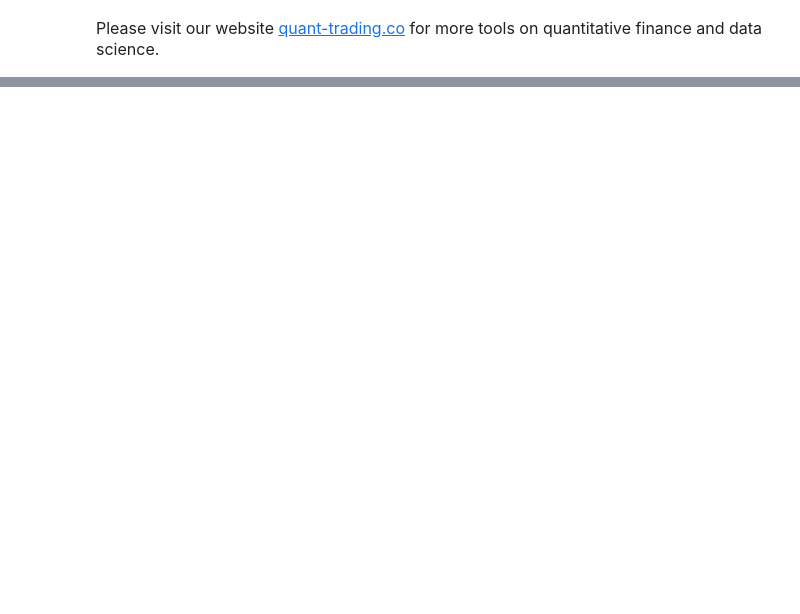
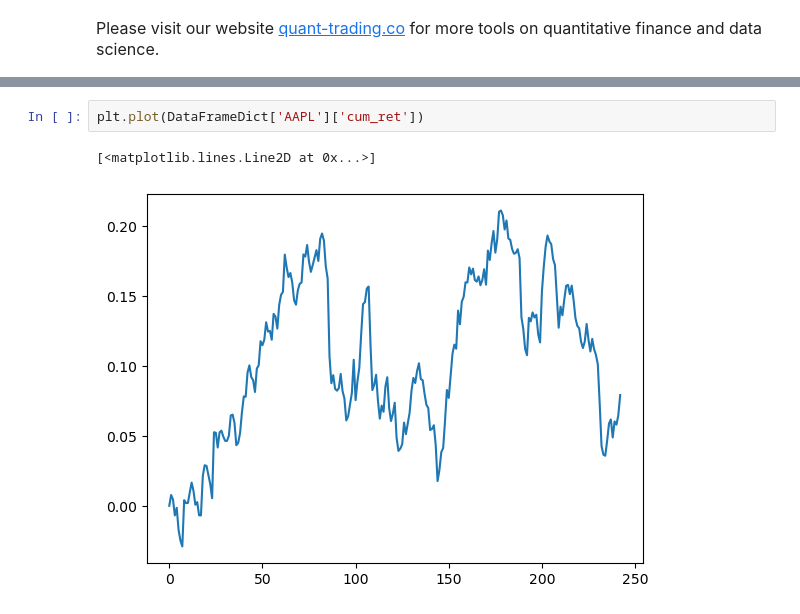
Before and after one commit to Quant-TradingCO/Data_Visualization, a Jupyter notebook: TOTAL_RETURN_CHART_MULTIPLE_ASSETS.ipynb, the cells around one changed output, grey strips where cells are left out. Cells and saved outputs as stored; diff of their text form; blank space fills up the shorter version.

```diff
--- a/TOTAL_RETURN_CHART_MULTIPLE_ASSETS.ipynb
+++ b/TOTAL_RETURN_CHART_MULTIPLE_ASSETS.ipynb
@@ -63,0 +130,5 @@ my_range = abs(min_value - max_value)
+# %%
+plt.plot(DataFrameDict['AAPL']['cum_ret'])
+# %% [output]
+[<matplotlib.lines.Line2D at 0x...>]
+[figure, added]
```
Also changed, not shown: parts of 19 cells of this notebook.
